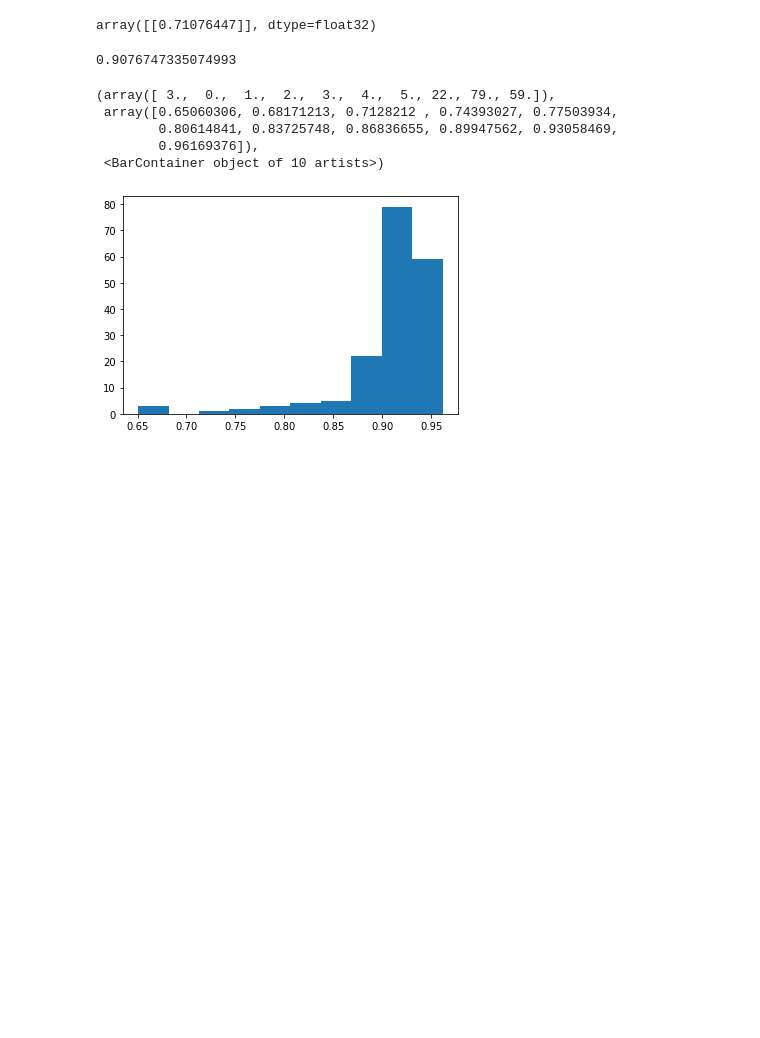
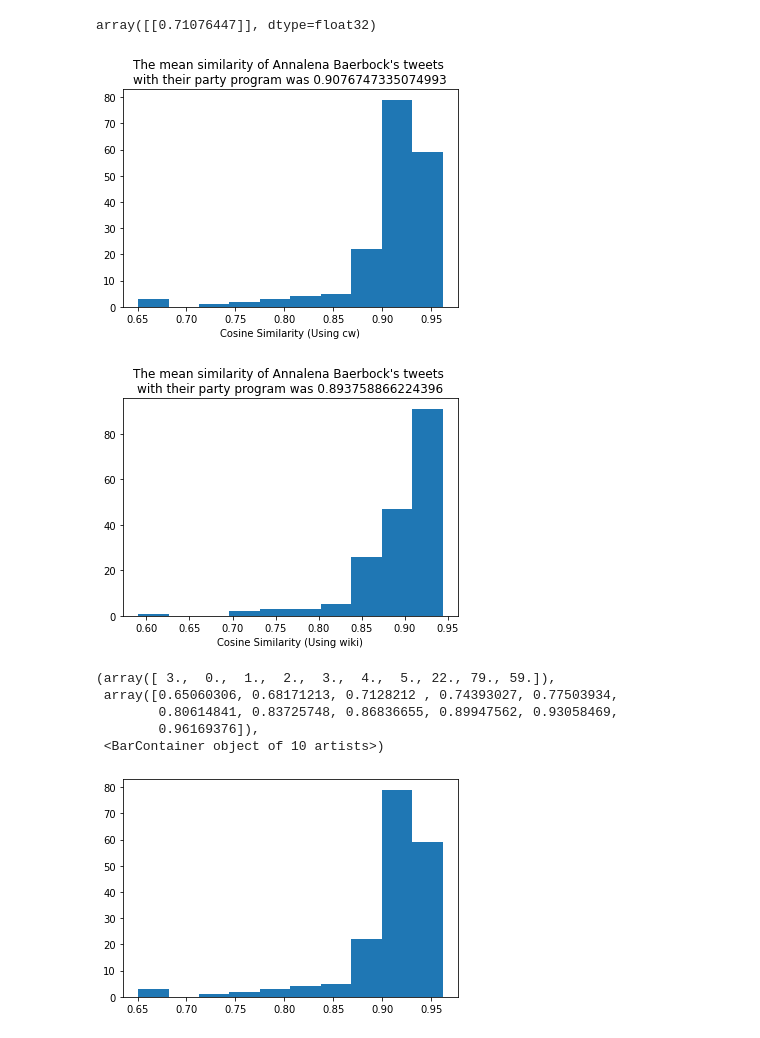
Before and after one commit to Halkenhaeusser/Data-Structures-and-Algorithms-Final-Project, a Jupyter notebook: analysis.ipynb, the cells around one changed output. Cells and saved outputs as stored; diff of their text form; code cells hidden in the pictures; blank space fills up the shorter version.

```diff
--- a/analysis.ipynb
+++ b/analysis.ipynb
@@ -107,7 +107,9 @@ array([[0.71076447]], dtype=float32)
 # okay let's code a function to pump this through
 
 
-def get_similarities(party_programme, tweet_df, lang_model):
+def get_similarities(party_programme, tweet_df, lang_model, model_name = None):
+
+    tweet_df = tweet_df.copy()
 
     #clean up the party program and the tweets
     cleaned_programm = gensim.utils.simple_preprocess(party_programme)
@@ -128,16 +130,33 @@ def get_similarities(party_programme, tweet_df, lang_model):
 
     #add to the input df
     tweet_df['cleaned_tweets'] = cleaned_tweets
-    tweet_df['w2v_cosine_similarity'] = similarity_list
+    tweet_df[f'w2v_cosine_similarity_{model_name}'] = similarity_list
 
     #return the df
     return tweet_df
-# %%
-out_df = get_similarities(programme, annalena, ft_model_cc_wiki)
-
-np.mean(out_df.w2v_cosine_similarity)
-# %% [output]
-0.9076747335074993
+# %%
+#get a nice plot
+def similarity_histo(result_df, model_ending, name = "Annalena Baerbock"): #erstmal mit Annalena als default.
+
+    col_name = f'w2v_cosine_similarity_{model_ending}'
+    #get the mean cosine similarity
+    mean_cosine = np.mean(result_df[col_name])
+
+    #plot a histogram of similarities
+    plt.hist(result_df[col_name])
+    plt.xlabel(f"Cosine Similarity (Using {model_ending})")
+    plt.title(f"The mean similarity of {name}'s tweets \nwith their party program was {mean_cosine}")
+
+    return plt.show()
+# %%
+out_df_cw = get_similarities(programme, annalena, ft_model_cc_wiki, "cw")
+similarity_histo(out_df_cw, "cw")
+
+out_df_wiki = get_similarities(programme, annalena, ft_model_wiki, "wiki")
+similarity_histo(out_df_wiki, "wiki")
+# %% [output]
+[figure, added]
+[figure, added]
 # %%
 plt.hist(out_df.w2v_cosine_similarity)
 # %% [output]
```
Also changed, not shown: 4 other files.
